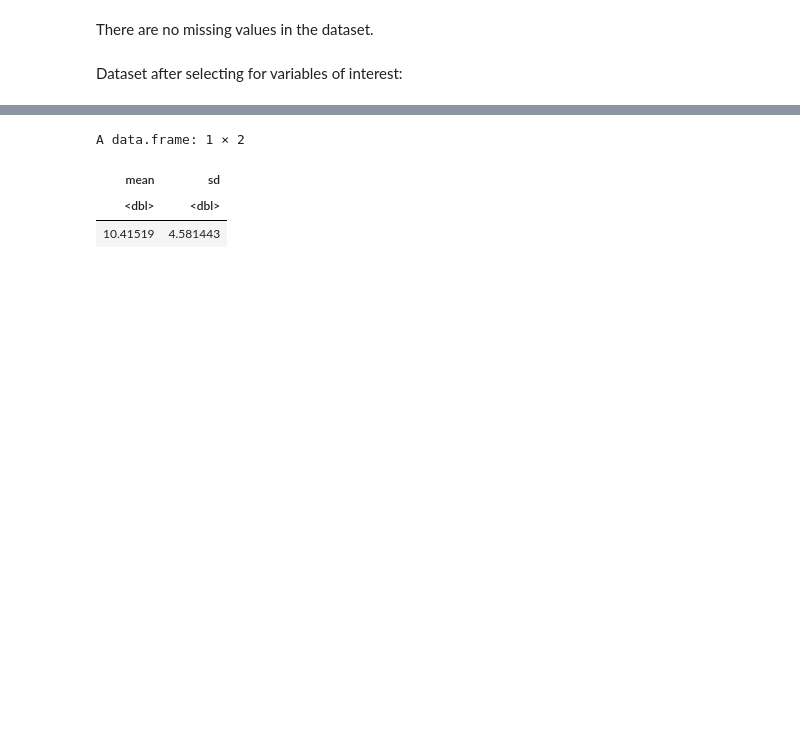
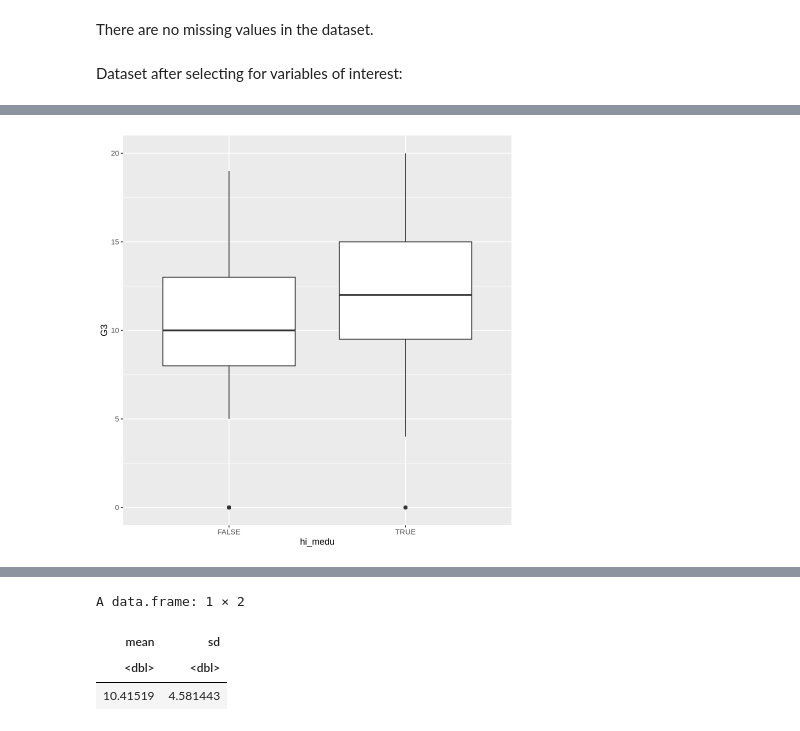
Before and after one commit to aidanmeharg/STAT_201_Project, a Jupyter notebook: report.ipynb, the cells around one changed output, grey strips where cells are left out. Saved outputs shown, nothing was run; the diff lists cells and outputs as text; code cells hidden in the pictures; blank space fills up the shorter version.

```diff
--- a/report.ipynb
+++ b/report.ipynb
@@ -95,0 +94,4 @@ A data.frame: 6 × 6
+# %%
+students_filtered <- students |> mutate(Medu = ifelse(Medu > 2, TRUE, FALSE),
+                               Fedu = ifelse(Fedu > 2, TRUE, FALSE)) |>
+            select(G3, hi_medu = Medu, hi_fedu = Fedu)
@@ -95,0 +107,5 @@ A data.frame: 6 × 6
+# %%
+ggplot(students_filtered, aes(hi_medu, G3)) +
+    geom_boxplot()
+# %% [output]
+[figure, added]
```
Also changed, not shown: parts of 7 cells of this notebook.
